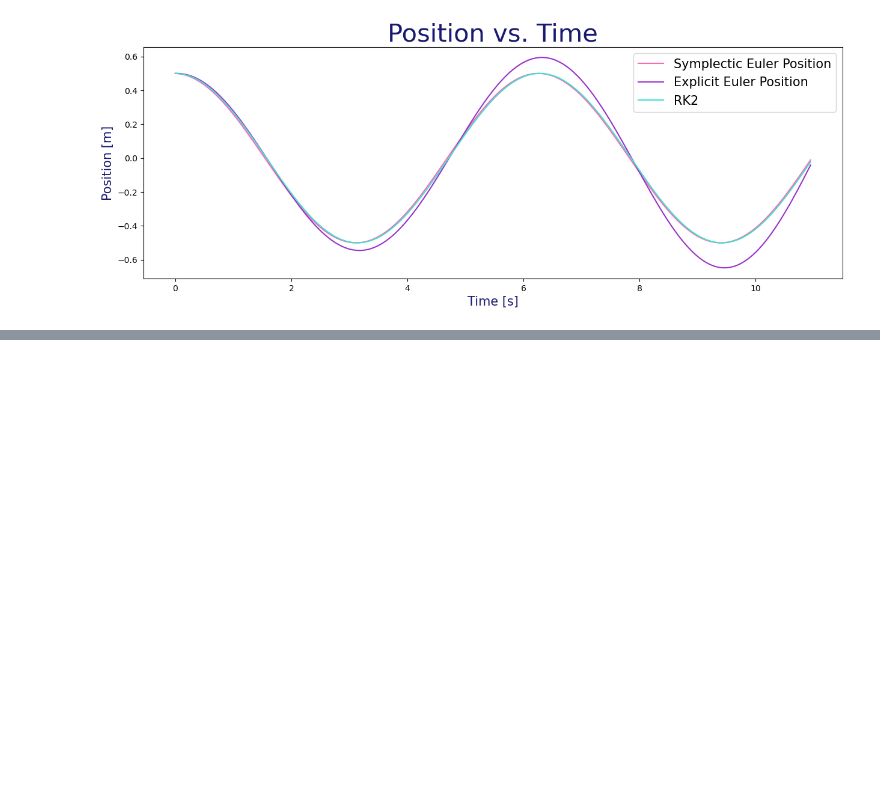
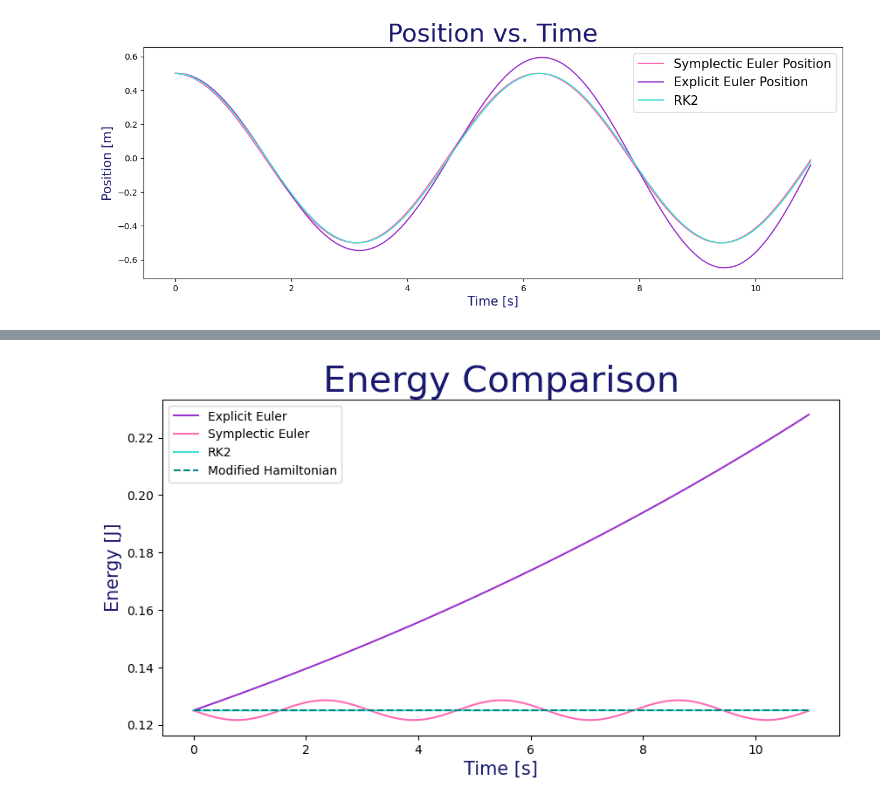
Before and after one commit to lsdun/PHY607-Spring9-16, a Jupyter notebook: spring_oscillator.ipynb, the cells around one changed output, grey strips where cells are left out. Drawn from its saved outputs; the diff is of its cells as text; code cells hidden in the pictures; blank space fills up the shorter version.

```diff
--- a/spring_oscillator.ipynb
+++ b/spring_oscillator.ipynb
@@ -171,0 +211,13 @@ plt.show()
+# %%
+plt.figure(figsize=(10,5))
+plt.plot(t_vals, E_exp, color="darkorchid", label="Explicit Euler")
+plt.plot(t_vals, E_symp, color="hotpink", label="Symplectic Euler")
+plt.plot(t_vals, E_rk, color="turquoise", label="RK2")
+plt.plot(t_vals, H_mod, '--', label="Modified Hamiltonian", color="teal")
+plt.xlabel("Time [s]", fontsize=15, color="midnightblue")
+plt.ylabel("Energy [J]", fontsize=15, color="midnightblue")
+plt.title("Energy Comparison", fontsize=30, color="midnightblue")
+plt.legend()
+plt.show()
+# %% [output]
+[figure, added]
```
Also changed, not shown: parts of 3 cells of this notebook.
